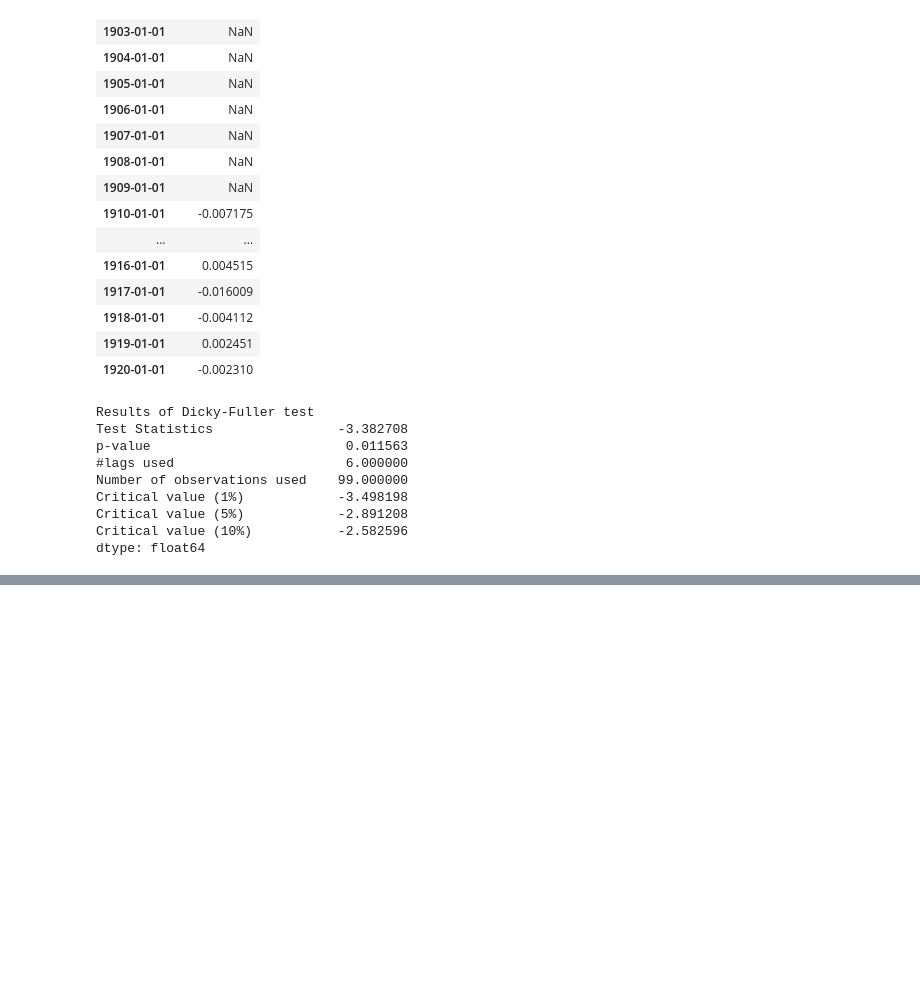
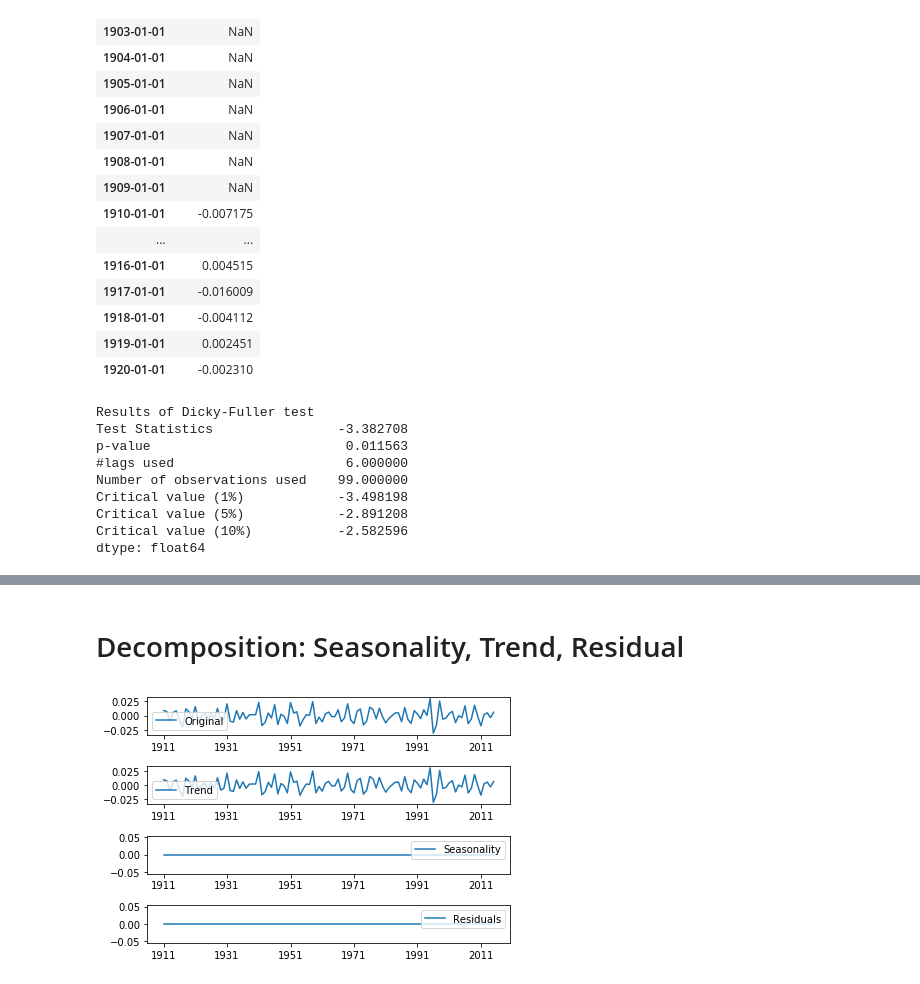
Before and after one commit to chandrabali/TimeSeriesForecastTemperature, a Jupyter notebook: TimeSeriesAnalysis.ipynb, the cells around one changed output, grey strips where cells are left out. Drawn from its saved outputs; the diff is of its cells as text; code cells hidden in the pictures; blank space fills up the shorter version.

```diff
--- a/TimeSeriesAnalysis.ipynb
+++ b/TimeSeriesAnalysis.ipynb
@@ -232,0 +244,2 @@ dtype: float64
+# %%
+dataLogMinusMAdiff.dropna(inplace=True)
@@ -232,0 +291,28 @@ dtype: float64
+# %% [markdown]
+# Decomposition: Seasonality, Trend, Residual
+# %%
+from statsmodels.tsa.seasonal import seasonal_decompose
+decomposition = seasonal_decompose(dataLogMinusMAdiff)
+
+trend = decomposition.trend
+seasonal = decomposition.seasonal
+residual = decomposition.resid
+
+plt.subplot(411)
+plt.plot(dataLogMinusMAdiff, label='Original')
+plt.legend(loc='best')
+
+plt.subplot(412)
+plt.plot(trend, label='Trend')
+plt.legend(loc='best')
+plt.subplot(413)
+
+plt.plot(seasonal,label='Seasonality')
+plt.legend(loc='best')
+plt.subplot(414)
+
+plt.plot(residual, label='Residuals')
+plt.legend(loc='best')
+plt.tight_layout()
+# %% [output]
+[figure, added]
```
Also changed, not shown: parts of 21 cells of this notebook.
